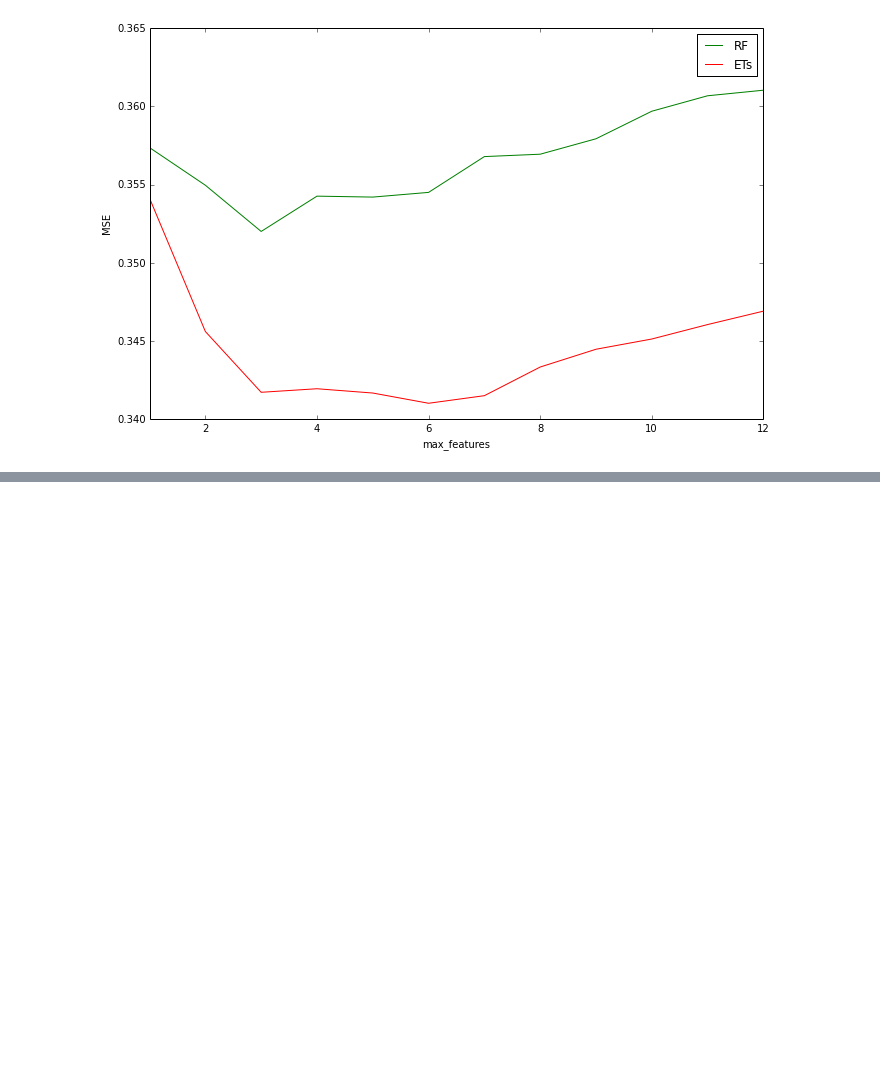
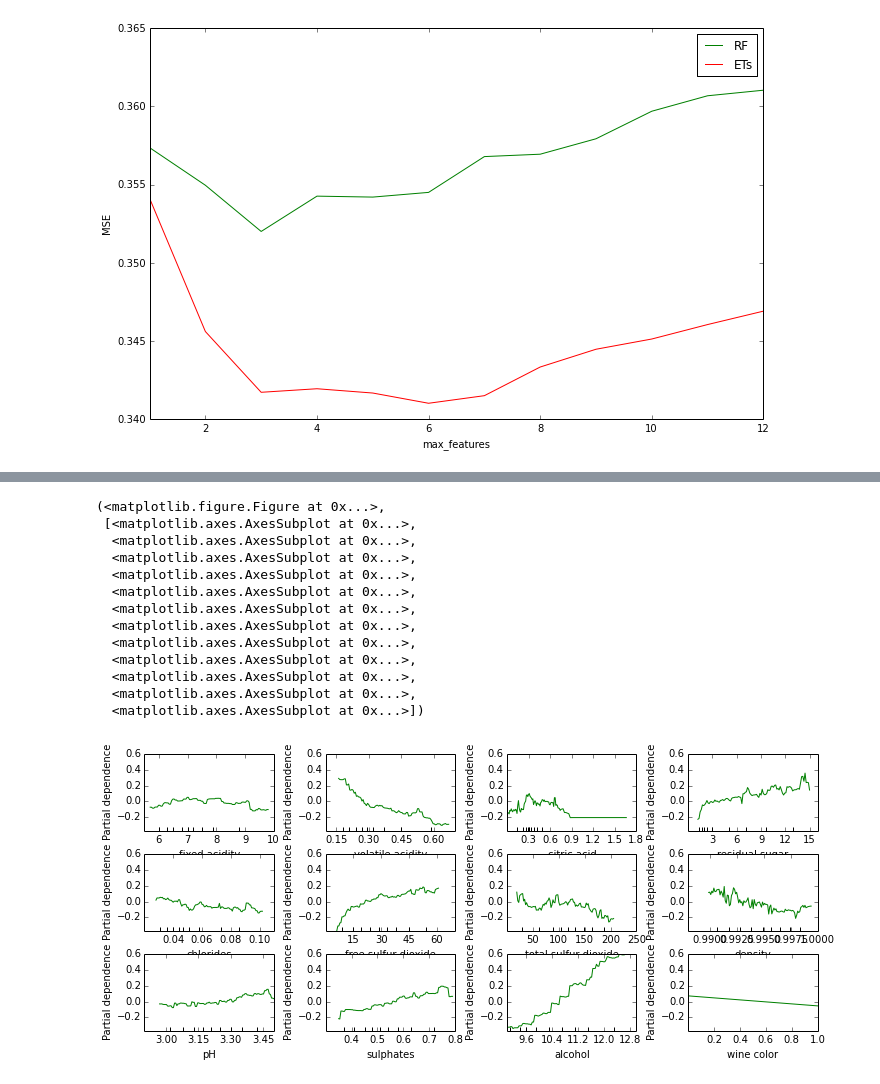
Before and after one commit to glouppe/talk-pydata2015, a Jupyter notebook: trees-pydata2015.ipynb, the cells around one changed output, grey strips where cells are left out. Drawn from its saved outputs; the diff is of its cells as text; code cells hidden in the pictures; blank space fills up the shorter version.

```diff
--- a/trees-pydata2015.ipynb
+++ b/trees-pydata2015.ipynb
@@ -154,0 +162,18 @@ importances.plot(kind="barh")
+# %%
+from sklearn.ensemble.partial_dependence import plot_partial_dependence
+plot_partial_dependence(gbrt, X, features=range(X.shape[1]), feature_names=feature_names, n_cols=4)
+# %% [output]
+(<matplotlib.figure.Figure at 0x...>,
+ [<matplotlib.axes.AxesSubplot at 0x...>,
+  <matplotlib.axes.AxesSubplot at 0x...>,
+  <matplotlib.axes.AxesSubplot at 0x...>,
+  <matplotlib.axes.AxesSubplot at 0x...>,
+  <matplotlib.axes.AxesSubplot at 0x...>,
+  <matplotlib.axes.AxesSubplot at 0x...>,
+  <matplotlib.axes.AxesSubplot at 0x...>,
+  <matplotlib.axes.AxesSubplot at 0x...>,
+  <matplotlib.axes.AxesSubplot at 0x...>,
+  <matplotlib.axes.AxesSubplot at 0x...>,
+  <matplotlib.axes.AxesSubplot at 0x...>,
+  <matplotlib.axes.AxesSubplot at 0x...>])
+[figure, added]
```
Also changed, not shown: parts of 7 cells of this notebook, 5 other files.
